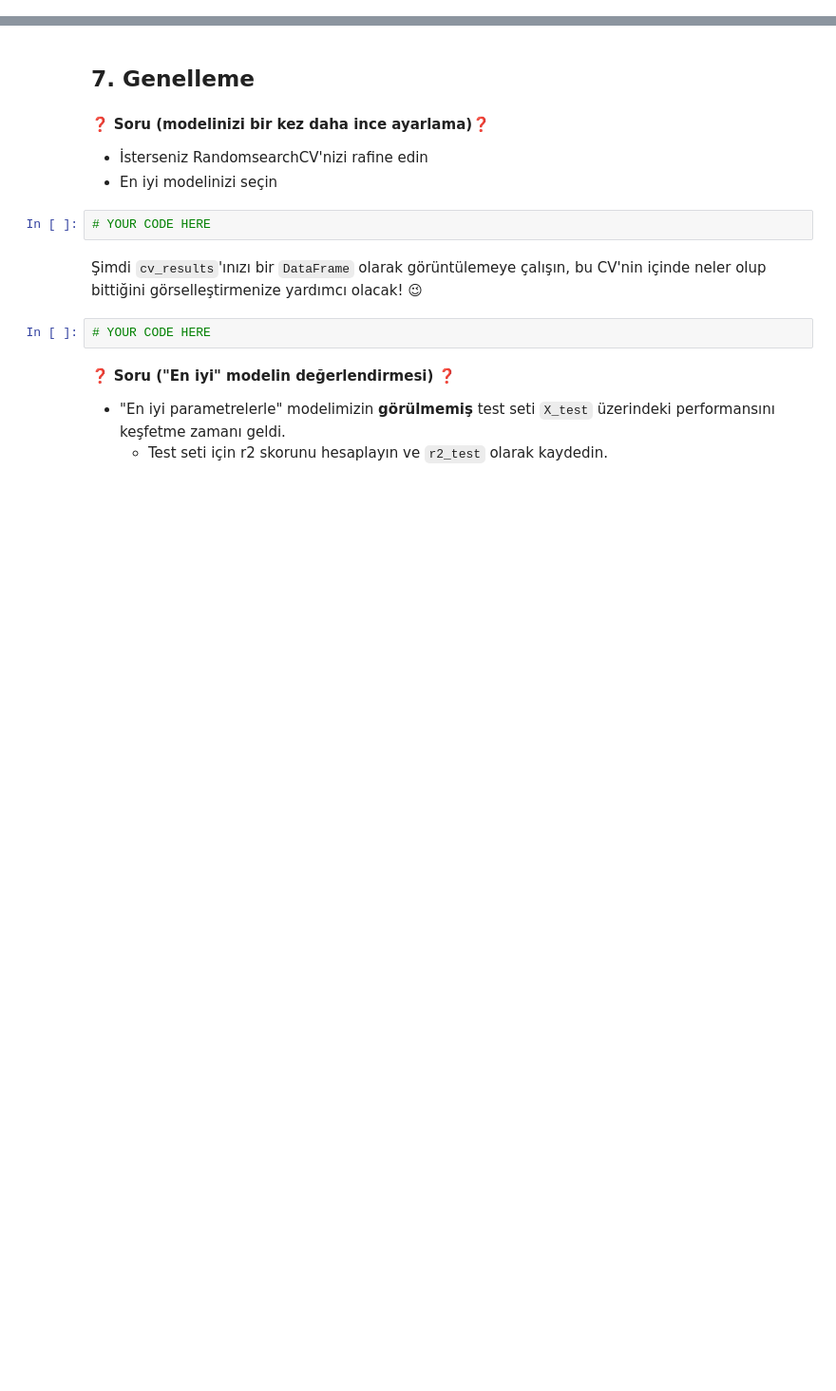
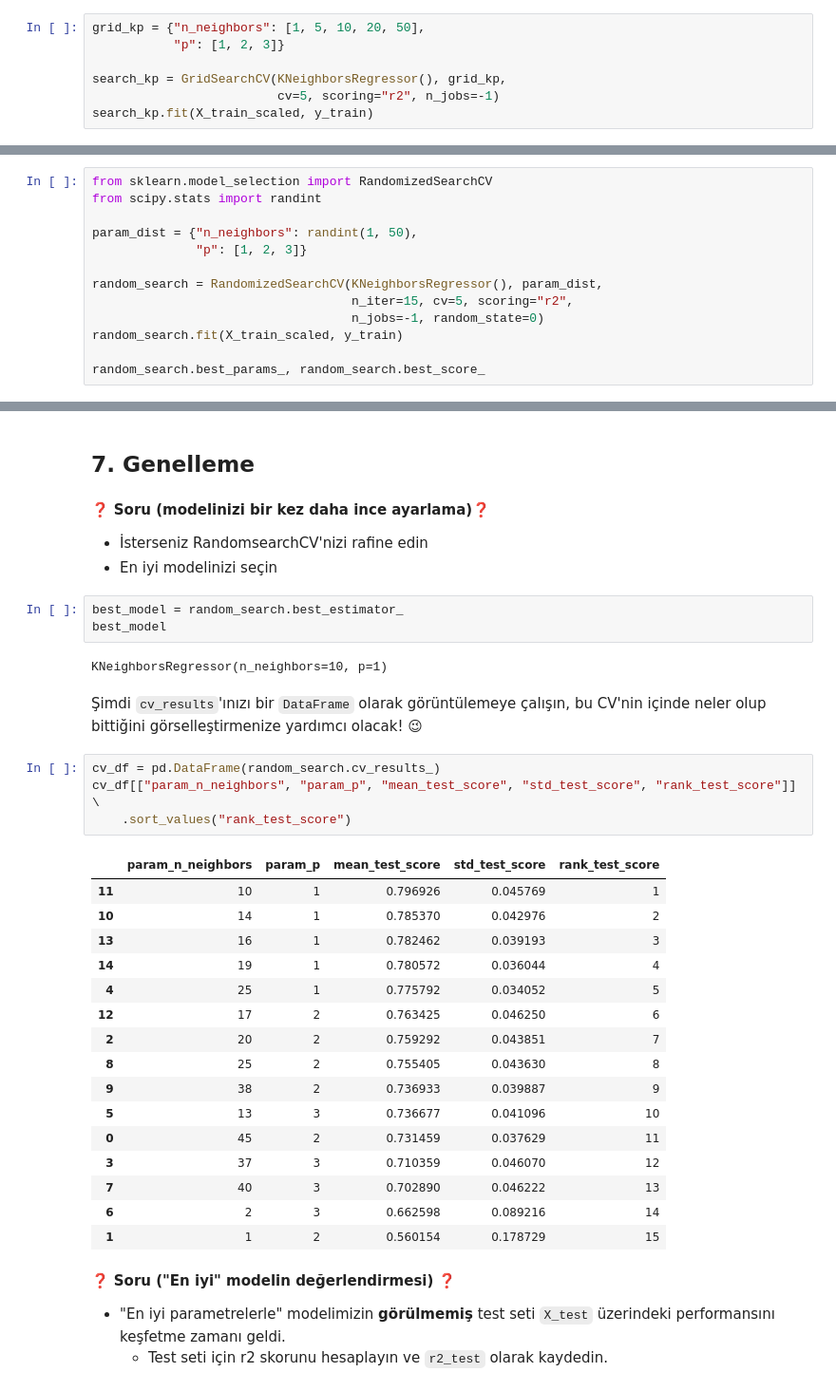
Before and after one commit to icedemirkaano/D16D5-S-data-workflow, a Jupyter notebook: Workflow.ipynb, the cells around one changed output, grey strips where cells are left out. Shown at 95% size. Saved outputs shown, nothing was run; the diff lists cells and outputs as text; blank space fills up the shorter version.

```diff
--- a/Workflow.ipynb
+++ b/Workflow.ipynb
@@ -219,0 +237,7 @@ git push origin master
+# %%
+grid_kp = {"n_neighbors": [1, 5, 10, 20, 50],
+           "p": [1, 2, 3]}
+
+search_kp = GridSearchCV(KNeighborsRegressor(), grid_kp,
+                         cv=5, scoring="r2", n_jobs=-1)
+search_kp.fit(X_train_scaled, y_train)
@@ -254,0 +287,13 @@ CV=5 nedeniyle 75 model
+# %%
+from sklearn.model_selection import RandomizedSearchCV
+from scipy.stats import randint
+
+param_dist = {"n_neighbors": randint(1, 50),
+              "p": [1, 2, 3]}
+
+random_search = RandomizedSearchCV(KNeighborsRegressor(), param_dist,
+                                   n_iter=15, cv=5, scoring="r2",
+                                   n_jobs=-1, random_state=0)
+random_search.fit(X_train_scaled, y_train)
+
+random_search.best_params_, random_search.best_score_
@@ -259,12 +306,34 @@ CV=5 nedeniyle 75 model
 
 - İsterseniz RandomsearchCV'nizi rafine edin
 - En iyi modelinizi seçin
-# %%
-# YOUR CODE HERE
+# %%
+best_model = random_search.best_estimator_
+best_model
+# %% [output]
+KNeighborsRegressor(n_neighbors=10, p=1)
 # %% [markdown]
 Şimdi `cv_results`'ınızı bir `DataFrame` olarak görüntülemeye çalışın, bu CV'nin içinde neler olup bittiğini görselleştirmenize yardımcı olacak! 😉
-# %%
-# YOUR CODE HERE
+# %%
+cv_df = pd.DataFrame(random_search.cv_results_)
+cv_df[["param_n_neighbors", "param_p", "mean_test_score", "std_test_score", "rank_test_score"]] \
+    .sort_values("rank_test_score")
+# %% [output]
+|  | param_n_neighbors | param_p | mean_test_score | std_test_score | rank_test_score |
+| 11 | 10 | 1 | 0.796926 | 0.045769 | 1 |
+| 10 | 14 | 1 | 0.785370 | 0.042976 | 2 |
+| 13 | 16 | 1 | 0.782462 | 0.039193 | 3 |
+| 14 | 19 | 1 | 0.780572 | 0.036044 | 4 |
+| 4 | 25 | 1 | 0.775792 | 0.034052 | 5 |
+| 12 | 17 | 2 | 0.763425 | 0.046250 | 6 |
+| 2 | 20 | 2 | 0.759292 | 0.043851 | 7 |
+| 8 | 25 | 2 | 0.755405 | 0.043630 | 8 |
+| 9 | 38 | 2 | 0.736933 | 0.039887 | 9 |
+| 5 | 13 | 3 | 0.736677 | 0.041096 | 10 |
+| 0 | 45 | 2 | 0.731459 | 0.037629 | 11 |
+| 3 | 37 | 3 | 0.710359 | 0.046070 | 12 |
+| 7 | 40 | 3 | 0.702890 | 0.046222 | 13 |
+| 6 | 2 | 3 | 0.662598 | 0.089216 | 14 |
+| 1 | 1 | 2 | 0.560154 | 0.178729 | 15 |
 # %% [markdown]
 ❓ **Soru ("En iyi" modelin değerlendirmesi)** ❓
 
```
Also changed, not shown: parts of 13 cells of this notebook.
